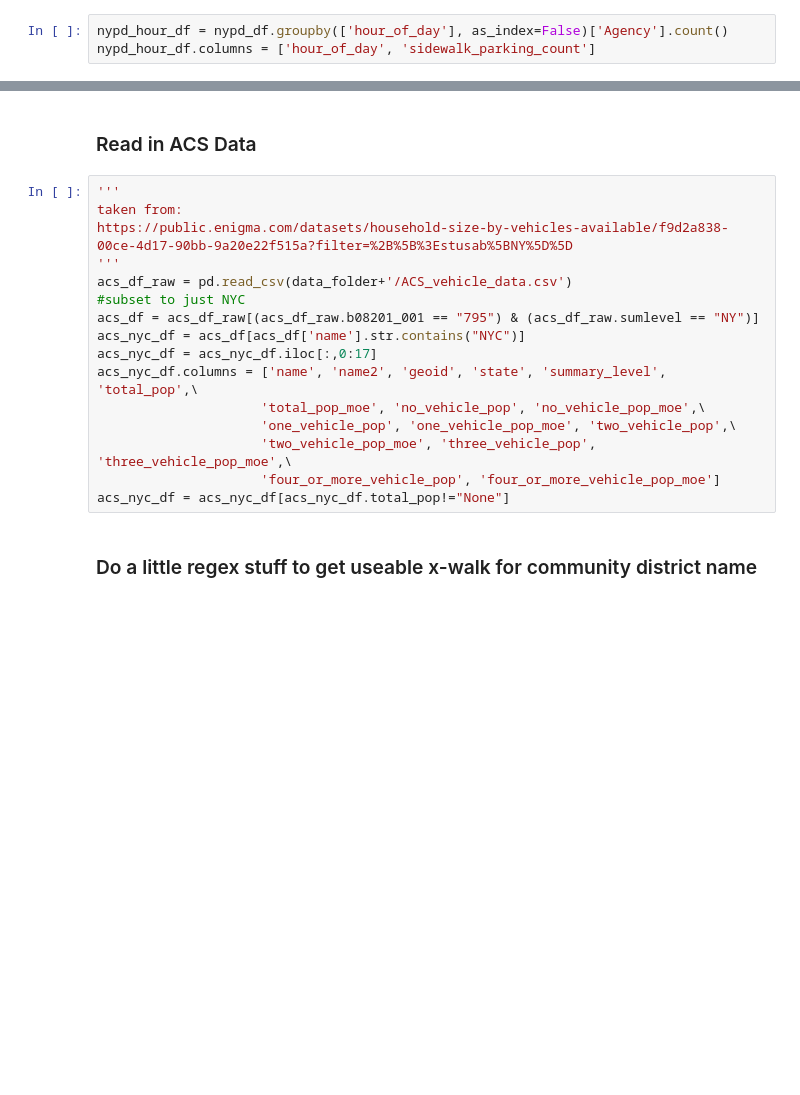
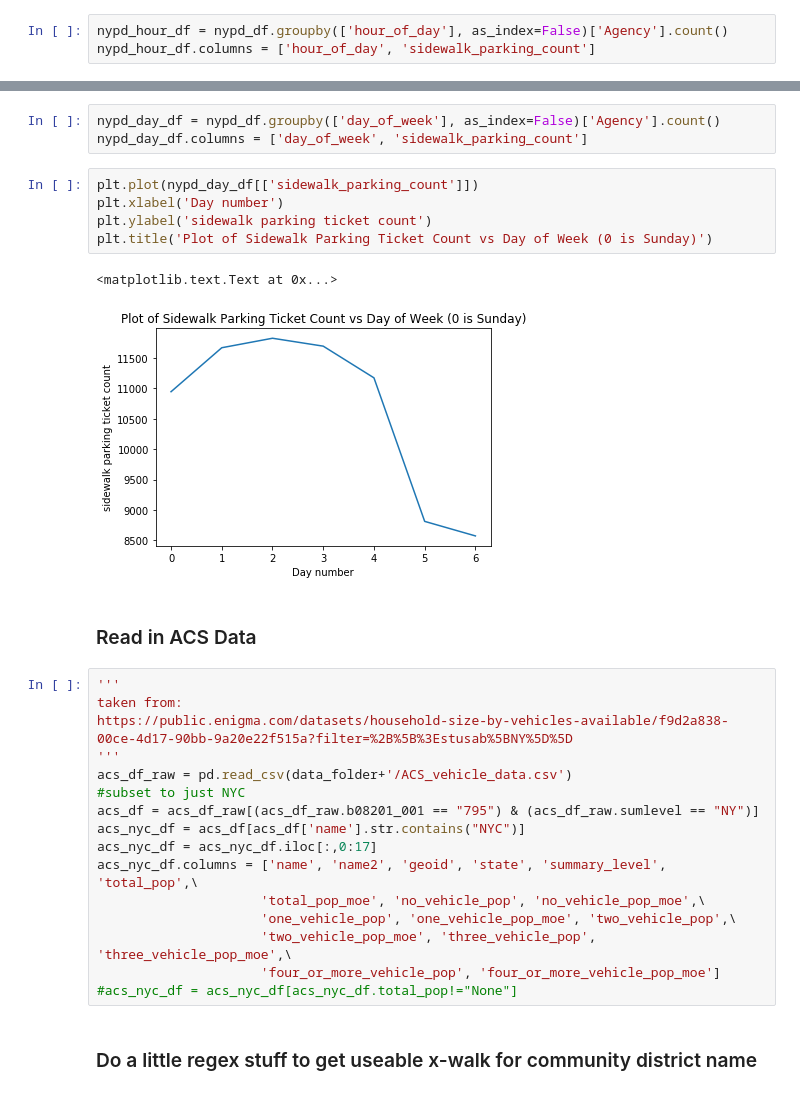
Before and after one commit to gperrin12/nypd_illegal_parking_tickets, a Jupyter notebook: NYPD_illegal_parking_062017.ipynb, the cells around one changed output, grey strips where cells are left out. Cells and saved outputs as stored; diff of their text form; blank space fills up the shorter version.

```diff
--- a/NYPD_illegal_parking_062017.ipynb
+++ b/NYPD_illegal_parking_062017.ipynb
@@ -105,3 +98,14 @@ nypd_hour_df[['sidewalk_parking_count']].plot()
+# %%
+nypd_day_df = nypd_df.groupby(['day_of_week'], as_index=False)['Agency'].count()
+nypd_day_df.columns = ['day_of_week', 'sidewalk_parking_count']
+# %%
+plt.plot(nypd_day_df[['sidewalk_parking_count']])
+plt.xlabel('Day number')
+plt.ylabel('sidewalk parking ticket count')
+plt.title('Plot of Sidewalk Parking Ticket Count vs Day of Week (0 is Sunday)')
+# %% [output]
+<matplotlib.text.Text at 0x...>
+[figure, added]
 # %% [markdown]
 ### Read in ACS Data
 # %%
@@ -119,7 +123,7 @@ acs_nyc_df.columns = ['name', 'name2', 'geoid', 'state', 'summary_level', 'total
                      'one_vehicle_pop', 'one_vehicle_pop_moe', 'two_vehicle_pop',\
                      'two_vehicle_pop_moe', 'three_vehicle_pop', 'three_vehicle_pop_moe',\
                      'four_or_more_vehicle_pop', 'four_or_more_vehicle_pop_moe']
-acs_nyc_df = acs_nyc_df[acs_nyc_df.total_pop!="None"]
+#acs_nyc_df = acs_nyc_df[acs_nyc_df.total_pop!="None"]
 # %% [markdown]
 ### Do a little regex stuff to get useable x-walk for community district name
 # %%
```
Also changed, not shown: parts of 24 cells of this notebook.
